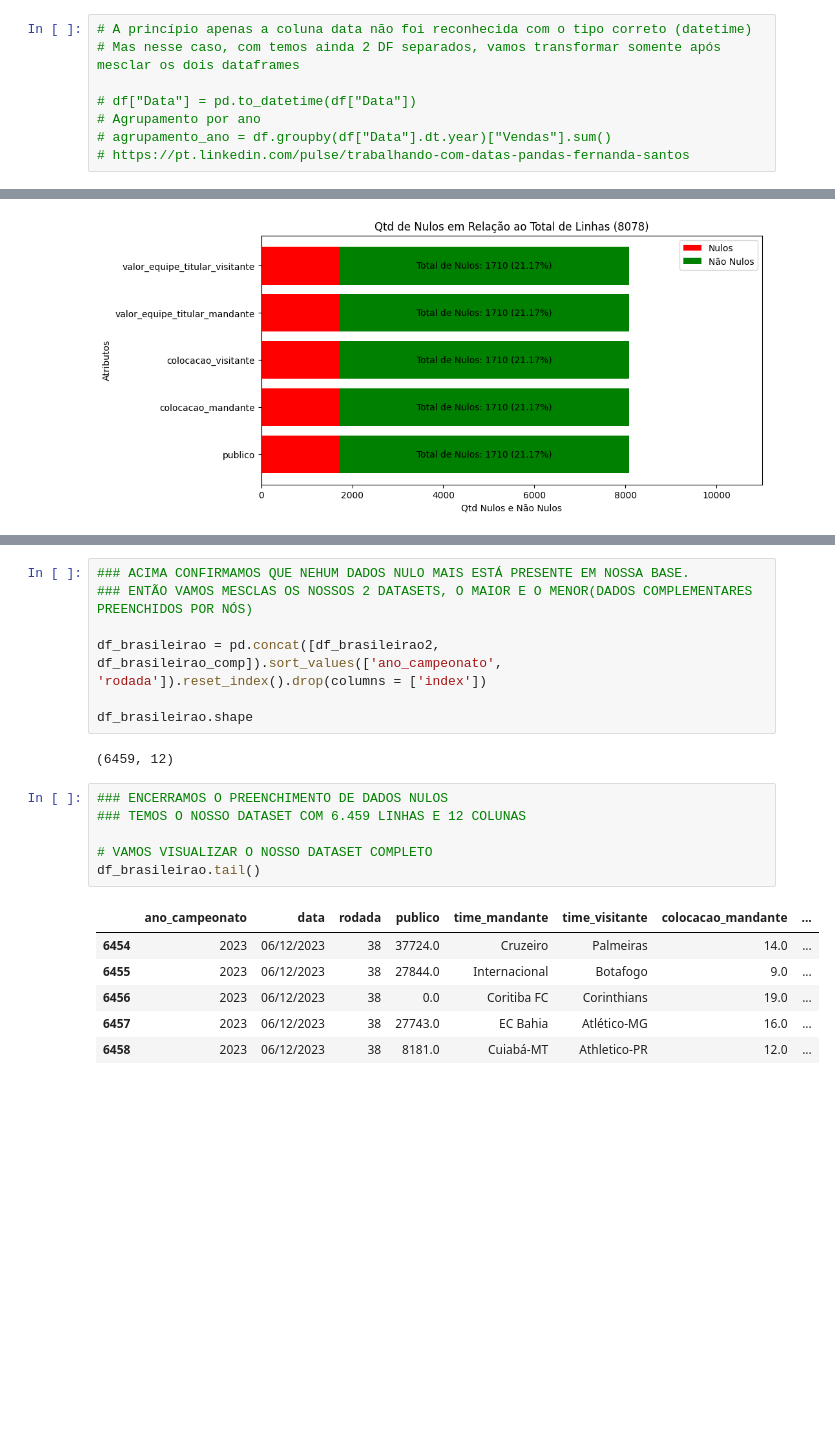
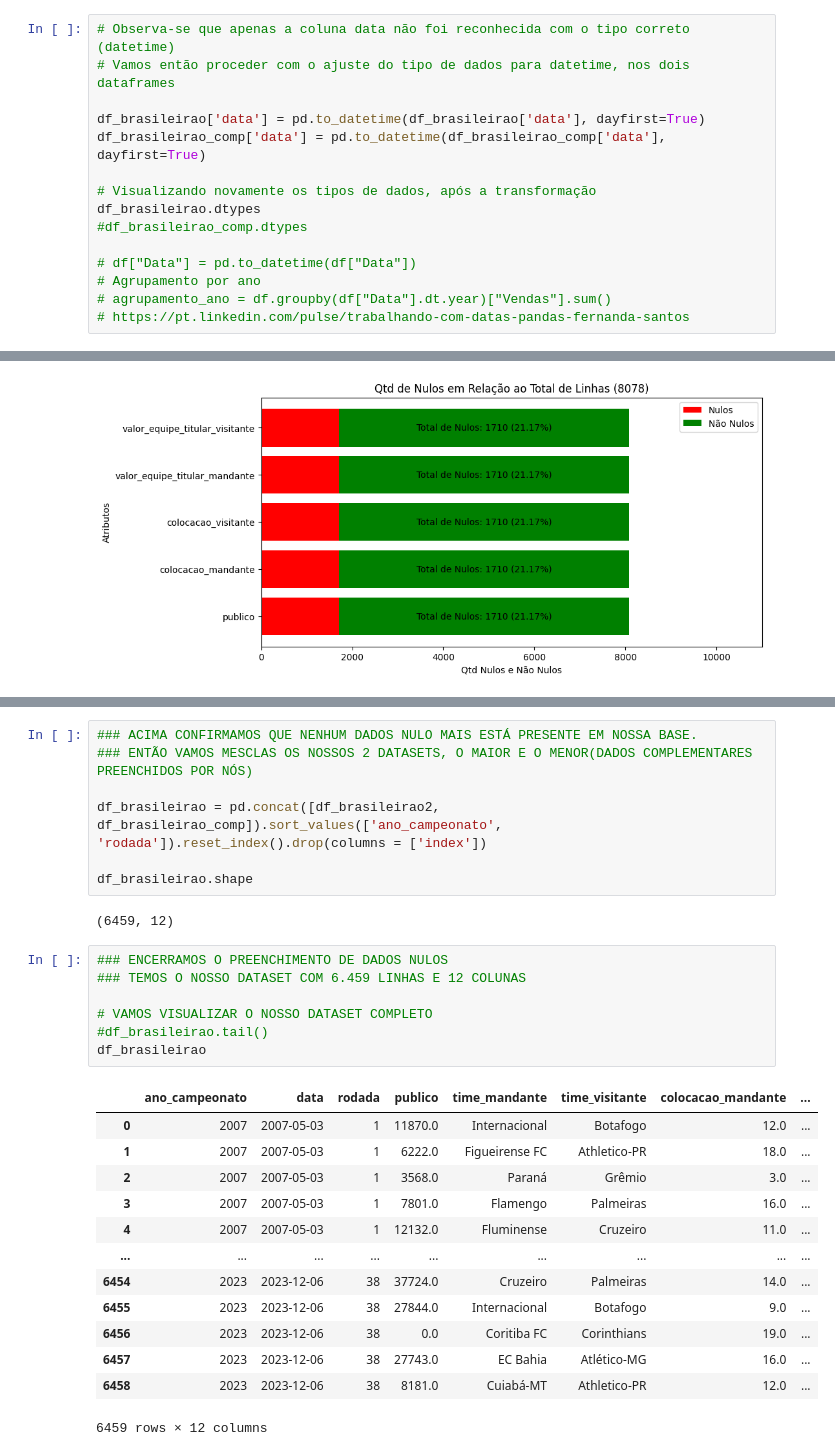
Before and after one commit to salomaofreitasjr/TCC_PUC_MINAS_POS_CIENCIA_DE_DADOS_2023, a Jupyter notebook: Projeto Python/02 - Preparação de Dados.ipynb, the cells around one changed output, grey strips where cells are left out. Saved outputs shown, nothing was run; the diff lists cells and outputs as text; blank space fills up the shorter version.

```diff
--- a/Projeto Python/02 - Preparação de Dados.ipynb
+++ b/Projeto Python/02 - Preparação de Dados.ipynb
@@ -247,8 +248,15 @@ gols_mandante                     float64
 gols_visitante                    float64
 dtype: object
 # %%
-# A princípio apenas a coluna data não foi reconhecida com o tipo correto (datetime)
-# Mas nesse caso, com temos ainda 2 DF separados, vamos transformar somente após mesclar os dois dataframes
+# Observa-se que apenas a coluna data não foi reconhecida com o tipo correto (datetime)
+# Vamos então proceder com o ajuste do tipo de dados para datetime, nos dois dataframes
+
+df_brasileirao['data'] = pd.to_datetime(df_brasileirao['data'], dayfirst=True)
+df_brasileirao_comp['data'] = pd.to_datetime(df_brasileirao_comp['data'], dayfirst=True)
+
+# Visualizando novamente os tipos de dados, após a transformação
+df_brasileirao.dtypes
+#df_brasileirao_comp.dtypes
 
 # df["Data"] = pd.to_datetime(df["Data"])
 # Agrupamento por ano
@@ -1275,7 +1321,7 @@ See the caveats in the documentation: https://pandas.pydata.org/pandas-docs/stab
 | 10 | gols_mandante | 6368.0 | 0.0 | 0.0 | Total de Nulos: 0 (0.00%) |
 | 11 | gols_visitante | 6368.0 | 0.0 | 0.0 | Total de Nulos: 0 (0.00%) |
 # %%
-### ACIMA CONFIRMAMOS QUE NEHUM DADOS NULO MAIS ESTÁ PRESENTE EM NOSSA BASE.
+### ACIMA CONFIRMAMOS QUE NENHUM DADOS NULO MAIS ESTÁ PRESENTE EM NOSSA BASE.
 ### ENTÃO VAMOS MESCLAS OS NOSSOS 2 DATASETS, O MAIOR E O MENOR(DADOS COMPLEMENTARES PREENCHIDOS POR NÓS)
 
 df_brasileirao = pd.concat([df_brasileirao2, df_brasileirao_comp]).sort_values(['ano_campeonato', 'rodada']).reset_index().drop(columns = ['index'])
@@ -1286,13 +1332,21 @@ df_brasileirao.shape
 # %%
 ### ENCERRAMOS O PREENCHIMENTO DE DADOS NULOS
 ### TEMOS O NOSSO DATASET COM 6.459 LINHAS E 12 COLUNAS
 
 # VAMOS VISUALIZAR O NOSSO DATASET COMPLETO
-df_brasileirao.tail()
+#df_brasileirao.tail()
+df_brasileirao
 # %% [output]
 |  | ano_campeonato | data | rodada | publico | time_mandante | time_visitante | colocacao_mandante | ... |
-| 6454 | 2023 | 06/12/2023 | 38 | 37724.0 | Cruzeiro | Palmeiras | 14.0 | ... |
-| 6455 | 2023 | 06/12/2023 | 38 | 27844.0 | Internacional | Botafogo | 9.0 | ... |
-| 6456 | 2023 | 06/12/2023 | 38 | 0.0 | Coritiba FC | Corinthians | 19.0 | ... |
-| 6457 | 2023 | 06/12/2023 | 38 | 27743.0 | EC Bahia | Atlético-MG | 16.0 | ... |
-| 6458 | 2023 | 06/12/2023 | 38 | 8181.0 | Cuiabá-MT | Athletico-PR | 12.0 | ... |
+| 0 | 2007 | 2007-05-03 | 1 | 11870.0 | Internacional | Botafogo | 12.0 | ... |
+| 1 | 2007 | 2007-05-03 | 1 | 6222.0 | Figueirense FC | Athletico-PR | 18.0 | ... |
+| 2 | 2007 | 2007-05-03 | 1 | 3568.0 | Paraná | Grêmio | 3.0 | ... |
+| 3 | 2007 | 2007-05-03 | 1 | 7801.0 | Flamengo | Palmeiras | 16.0 | ... |
+| 4 | 2007 | 2007-05-03 | 1 | 12132.0 | Fluminense | Cruzeiro | 11.0 | ... |
+| ... | ... | ... | ... | ... | ... | ... | ... | ... |
+| 6454 | 2023 | 2023-12-06 | 38 | 37724.0 | Cruzeiro | Palmeiras | 14.0 | ... |
+| 6455 | 2023 | 2023-12-06 | 38 | 27844.0 | Internacional | Botafogo | 9.0 | ... |
+| 6456 | 2023 | 2023-12-06 | 38 | 0.0 | Coritiba FC | Corinthians | 19.0 | ... |
+| 6457 | 2023 | 2023-12-06 | 38 | 27743.0 | EC Bahia | Atlético-MG | 16.0 | ... |
+| 6458 | 2023 | 2023-12-06 | 38 | 8181.0 | Cuiabá-MT | Athletico-PR | 12.0 | ... |
+6459 rows × 12 columns
```
Also changed, not shown: parts of 29 cells of this notebook, 12 other files.
